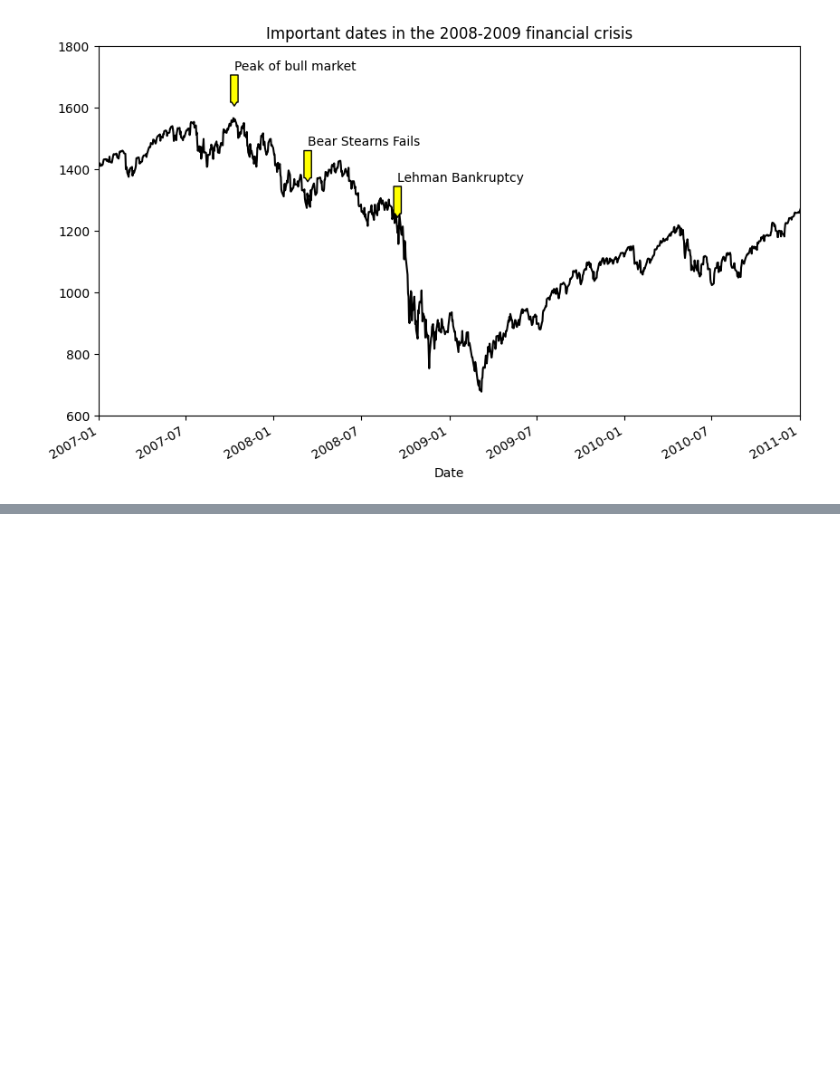
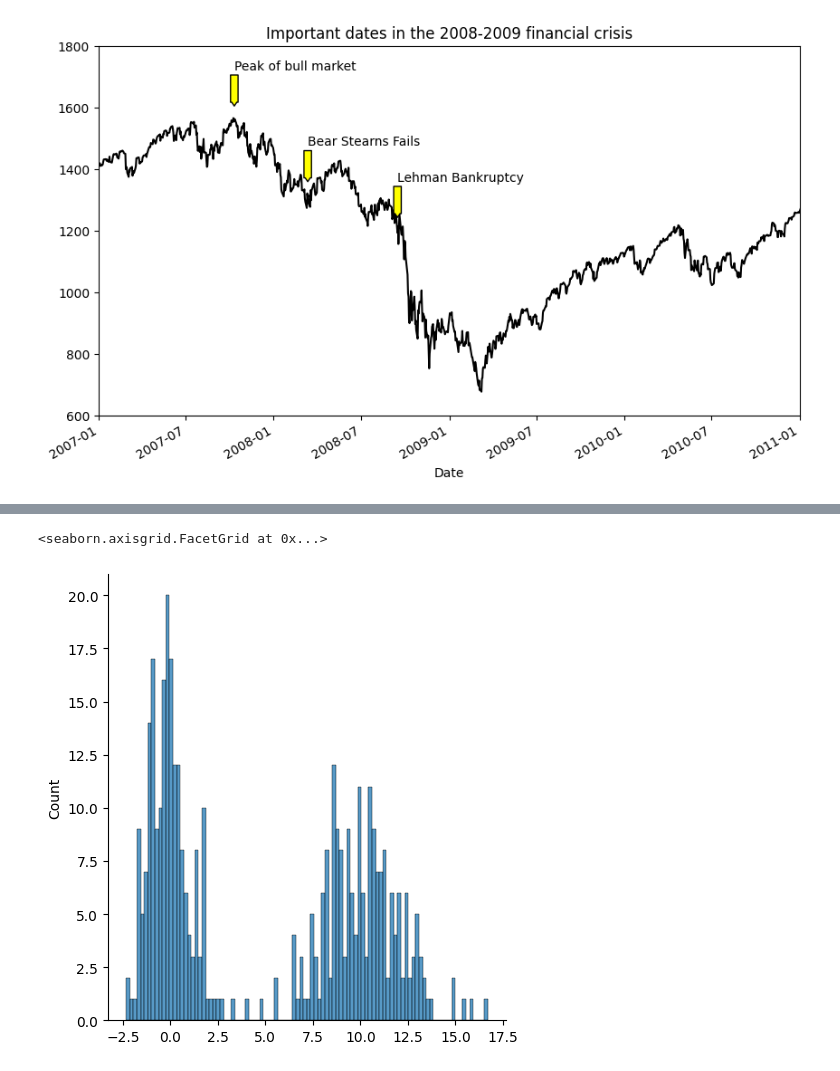
Before and after one commit to Windboooy/school-python-spider-learn, a Jupyter notebook: learn/test3.ipynb, the cells around one changed output, grey strips where cells are left out. Cells and saved outputs as stored; diff of their text form; code cells hidden in the pictures; blank space fills up the shorter version.

```diff
--- a/learn/test3.ipynb
+++ b/learn/test3.ipynb
@@ -125,0 +149,8 @@ Text(0.5, 1.0, 'Important dates in the 2008-2009 financial crisis')
+# %%
+comp1 = np.random.standard_normal(200)
+comp2 = 10 + 2 * np.random.standard_normal(200)
+values = pd.Series(np.concatenate([comp1,comp2]))
+sns.displot(values,bins=100)
+# %% [output]
+<seaborn.axisgrid.FacetGrid at 0x...>
+[figure, added]
```
Also changed, not shown: parts of 12 cells of this notebook.
